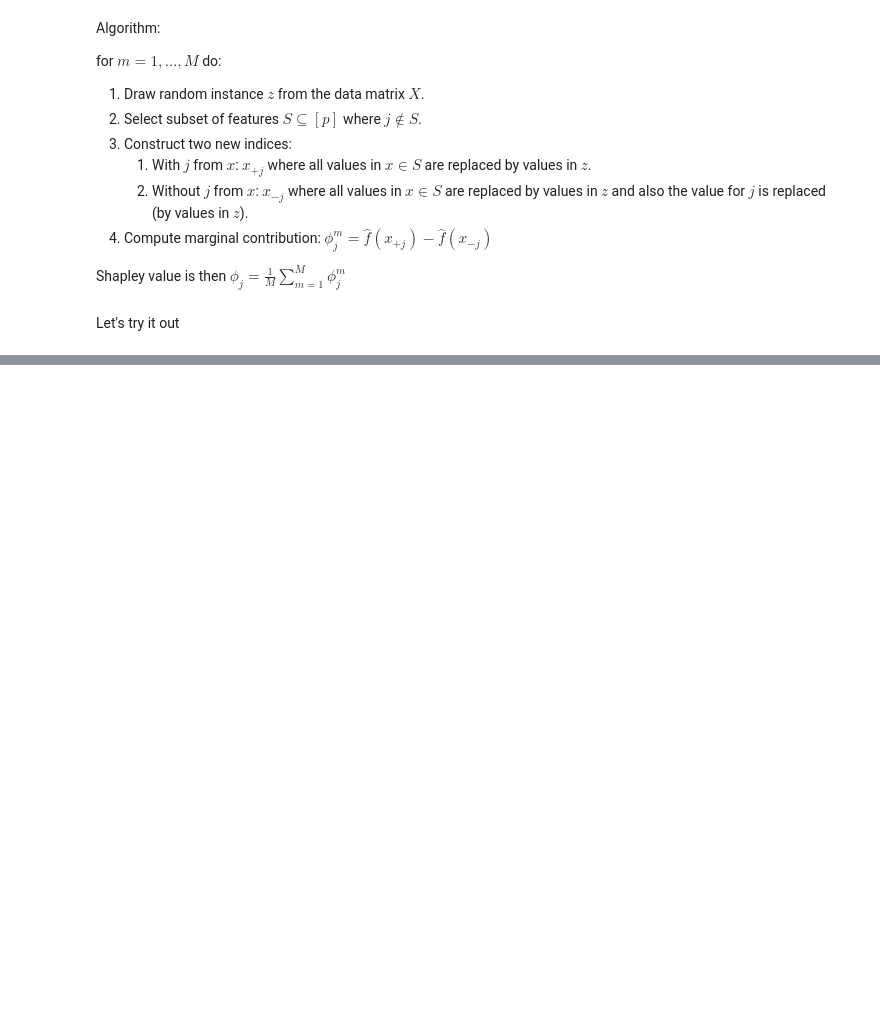
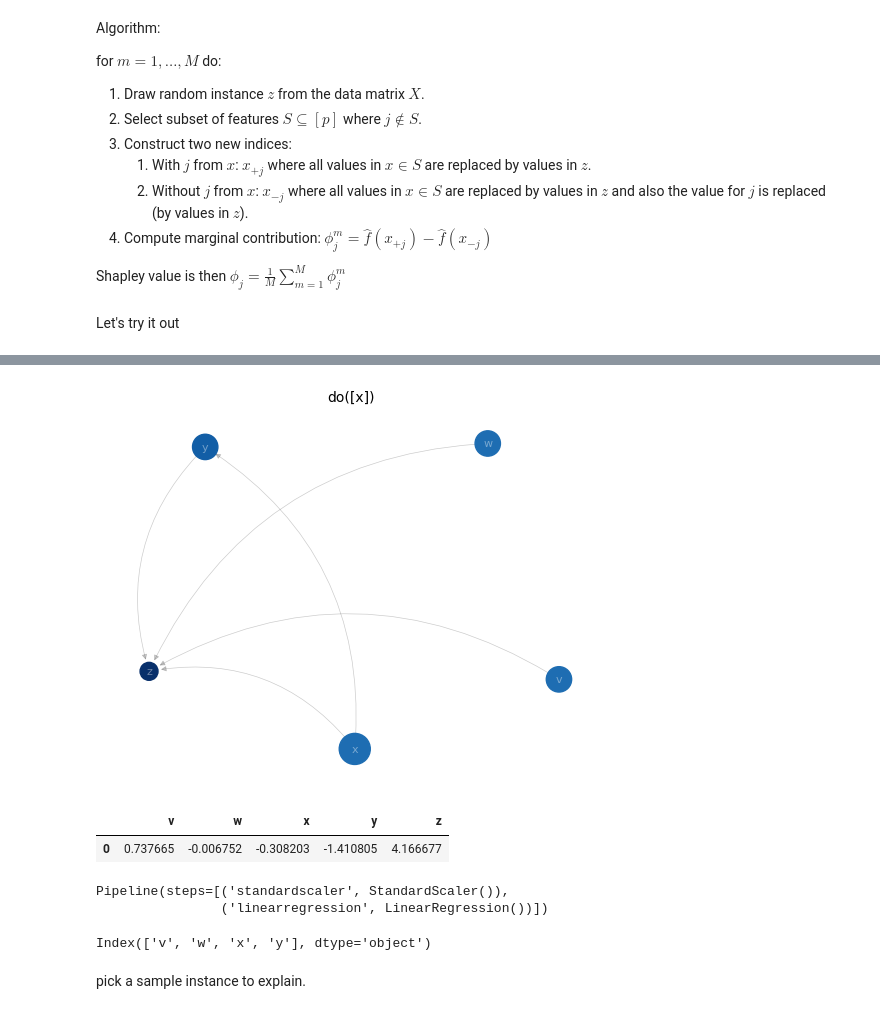
Before and after one commit to konstantingoe/causal_reading, a Jupyter notebook: topics/week_1/shapley_linear_model.ipynb, the cells around one changed output, grey strips where cells are left out. Saved outputs shown, nothing was run; the diff lists cells and outputs as text; code cells hidden in the pictures; blank space fills up the shorter version.

```diff
--- a/topics/week_1/shapley_linear_model.ipynb
+++ b/topics/week_1/shapley_linear_model.ipynb
@@ -67,0 +49,15 @@ Successfully installed joblib-1.4.2 scikit-learn-1.4.2 threadpoolctl-3.5.0
+# %%
+v, w, x, y, z = symbols("v,w,x,y,z")
+eq_v = Eq(v, Gamma("source_distribution", 1, 1))
+eq_w = Eq(w, Uniform("error", left=-0.5, right=0.5))
+eq_x = Eq(x, -7*w + Exponential("source_distribution", 0.5))
+eq_y = Eq(y, 2*x + Normal("error", 0, 1))
+eq_z = Eq(z, 2*v - 7*w + x - 2*y +  Gamma("noise", 0.5, 1))
+
+eq_list = [eq_v, eq_w, eq_x, eq_y, eq_z]
+
+# Create instance
+test_fcm = FCM()
+# Input list of equations this automatically
+# induces the DAG etc.
+test_fcm.input_fcm(eq_list)
@@ -67,0 +80,4 @@ Successfully installed joblib-1.4.2 scikit-learn-1.4.2 threadpoolctl-3.5.0
+# %%
+test_fcm.show_mutilated_dag()
+# %% [output]
+[figure, added]
@@ -67,0 +86,5 @@ Successfully installed joblib-1.4.2 scikit-learn-1.4.2 threadpoolctl-3.5.0
+# %%
+outlier_sample.head()
+# %% [output]
+|  | v | w | x | y | z |
+| 0 | 0.737665 | -0.006752 | -0.308203 | -1.410805 | 4.166677 |
@@ -67,0 +98,15 @@ Successfully installed joblib-1.4.2 scikit-learn-1.4.2 threadpoolctl-3.5.0
+# %%
+# prepare a model
+f = make_pipeline(StandardScaler(), LinearRegression())
+
+# fit the model
+f.fit(X_train, y_train)
+# %% [output]
+Pipeline(steps=[('standardscaler', StandardScaler()),
+                ('linearregression', LinearRegression())])
+# %%
+features.columns
+# %% [output]
+Index(['v', 'w', 'x', 'y'], dtype='object')
+# %% [markdown]
+pick a sample instance to explain.
```
Also changed, not shown: parts of 15 cells of this notebook.
